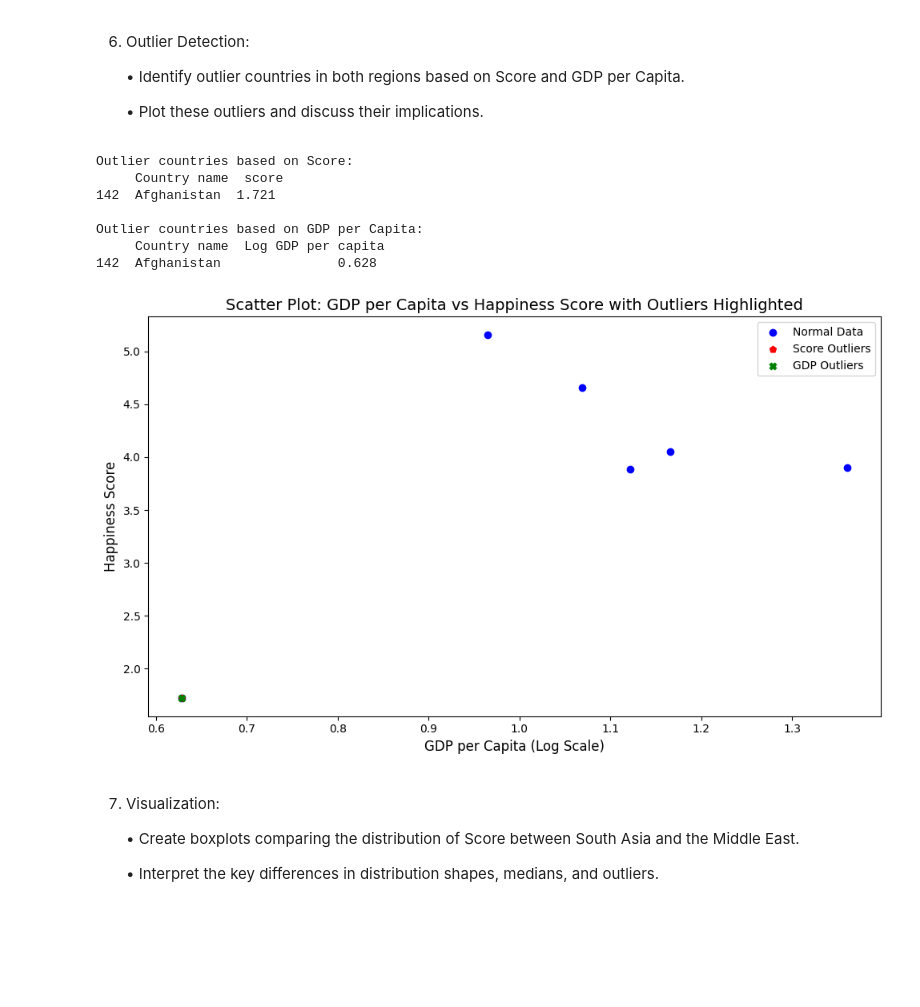
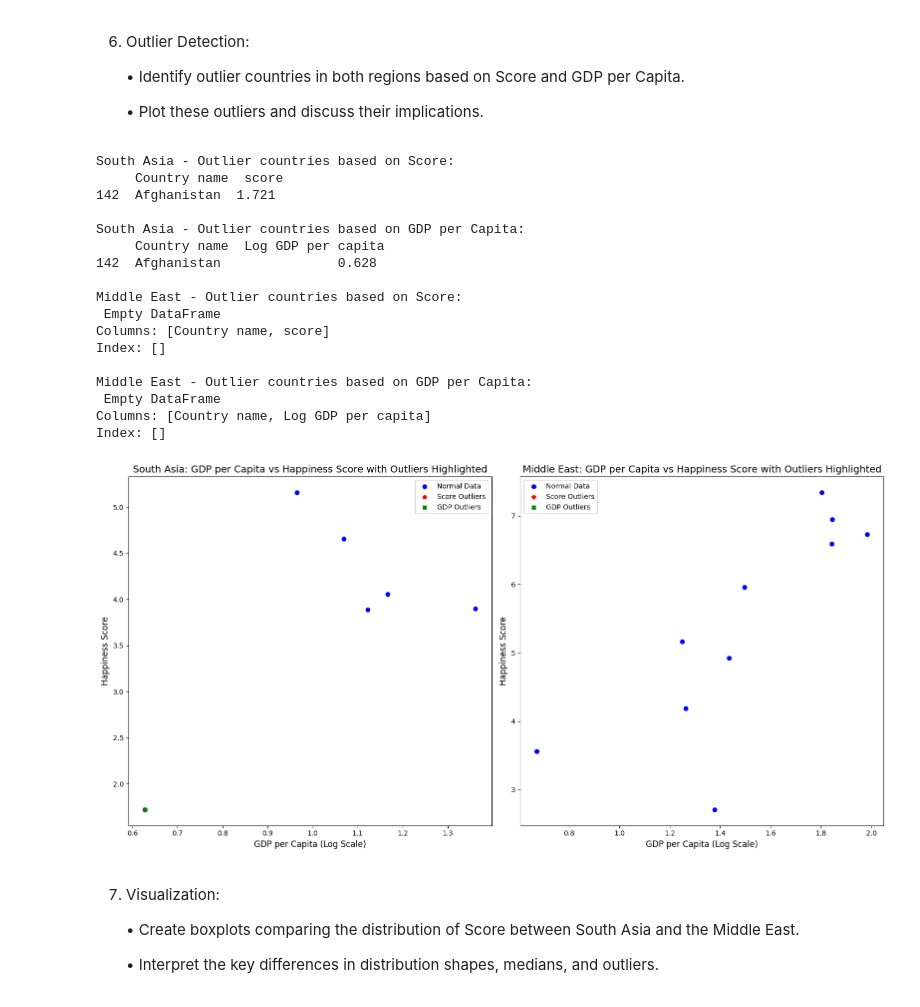
Before and after one commit to Shoumant201/Assesment-1, a Jupyter notebook: 2435810_Shoumant_Khadka.ipynb, the cells around one changed output. Drawn from its saved outputs; the diff is of its cells as text; code cells hidden in the pictures; blank space fills up the shorter version.

```diff
--- a/2435810_Shoumant_Khadka.ipynb
+++ b/2435810_Shoumant_Khadka.ipynb
@@ -668,43 +709,73 @@ Overall, the Score and Freedom to Make Life Choices show strong positive associa
 
     • Plot these outliers and discuss their implications.
 # %%
+
+# Function to detect outliers based on IQR
 def detect_outliers_iqr(df, column):
     Q1 = df[column].quantile(0.25)
     Q3 = df[column].quantile(0.75)
     IQR = Q3 - Q1
     lower_bound = Q1 - 1.5 * IQR
     upper_bound = Q3 + 1.5 * IQR
     return df[(df[column] < lower_bound) | (df[column] > upper_bound)]
 
-score_outliers = detect_outliers_iqr(south_asian_df, 'score')
-gdp_outliers = detect_outliers_iqr(south_asian_df, 'Log GDP per capita')
+# Outliers for South Asia
+south_asia_score_outliers = detect_outliers_iqr(south_asian_df, 'score')
+south_asia_gdp_outliers = detect_outliers_iqr(south_asian_df, 'Log GDP per capita')
 
-print("Outlier countries based on Score:\n", score_outliers[['Country name', 'score']])
-print("\nOutlier countries based on GDP per Capita:\n", gdp_outliers[['Country name', 'Log GDP per capita']])
+# Outliers for Middle East
+middle_east_score_outliers = detect_outliers_iqr(middle_east_df, 'score')
+middle_east_gdp_outliers = detect_outliers_iqr(middle_east_df, 'Log GDP per capita')
 
-plt.figure(figsize=(10, 6))
+# Print results
+print("South Asia - Outlier countries based on Score:\n", south_asia_score_outliers[['Country name', 'score']])
+print("\nSouth Asia - Outlier countries based on GDP per Capita:\n", south_asia_gdp_outliers[['Country name', 'Log GDP per capita']])
 
-plt.scatter(south_asian_df['Log GDP per capita'], south_asian_df['score'], color='blue', label='Normal Data')
+print("\nMiddle East - Outlier countries based on Score:\n", middle_east_score_outliers[['Country name', 'score']])
+print("\nMiddle East - Outlier countries based on GDP per Capita:\n", middle_east_gdp_outliers[['Country name', 'Log GDP per capita']])
 
-plt.scatter(score_outliers['Log GDP per capita'], score_outliers['score'], color='red', label='Score Outliers', marker='p')
-plt.scatter(gdp_outliers['Log GDP per capita'], gdp_outliers['score'], color='green', label='GDP Outliers', marker='X')
+# Scatter Plots for both regions
+fig, axes = plt.subplots(1, 2, figsize=(16, 8))
 
-plt.title('Scatter Plot: GDP per Capita vs Happiness Score with Outliers Highlighted', fontsize=14)
-plt.xlabel('GDP per Capita (Log Scale)', fontsize=12)
-plt.ylabel('Happiness Score', fontsize=12)
+# South Asia plot
+axes[0].scatter(south_asian_df['Log GDP per capita'], south_asian_df['score'], color='blue', label='Normal Data')
+axes[0].scatter(south_asia_score_outliers['Log GDP per capita'], south_asia_score_outliers['score'], color='red', label='Score Outliers', marker='p')
+axes[0].scatter(south_asia_gdp_outliers['Log GDP per capita'], south_asia_gdp_outliers['score'], color='green', label='GDP Outliers', marker='X')
+axes[0].set_title('South Asia: GDP per Capita vs Happiness Score with Outliers Highlighted', fontsize=14)
+axes[0].set_xlabel('GDP per Capita (Log Scale)', fontsize=12)
+axes[0].set_ylabel('Happiness Score', fontsize=12)
+axes[0].legend()
 
-plt.legend()
+# Middle East plot
+axes[1].scatter(middle_east_df['Log GDP per capita'], middle_east_df['score'], color='blue', label='Normal Data')
+axes[1].scatter(middle_east_score_outliers['Log GDP per capita'], middle_east_score_outliers['score'], color='red', label='Score Outliers', marker='p')
+axes[1].scatter(middle_east_gdp_outliers['Log GDP per capita'], middle_east_gdp_outliers['score'], color='green', label='GDP Outliers', marker='X')
+axes[1].set_title('Middle East: GDP per Capita vs Happiness Score with Outliers Highlighted', fontsize=14)
+axes[1].set_xlabel('GDP per Capita (Log Scale)', fontsize=12)
+axes[1].set_ylabel('Happiness Score', fontsize=12)
+axes[1].legend()
+
 plt.tight_layout()
 plt.show()
 # %% [output]
-Outlier countries based on Score:
+South Asia - Outlier countries based on Score:
      Country name  score
 142  Afghanistan  1.721
 
-Outlier countries based on GDP per Capita:
+South Asia - Outlier countries based on GDP per Capita:
      Country name  Log GDP per capita
 142  Afghanistan               0.628
+
+Middle East - Outlier countries based on Score:
+ Empty DataFrame
+Columns: [Country name, score]
+Index: []
+
+Middle East - Outlier countries based on GDP per Capita:
+ Empty DataFrame
+Columns: [Country name, Log GDP per capita]
+Index: []
-[figure, old version]
+[figure, new version]
 # %% [markdown]
 7. Visualization:
 
```
Also changed, not shown: parts of 2 cells of this notebook.
